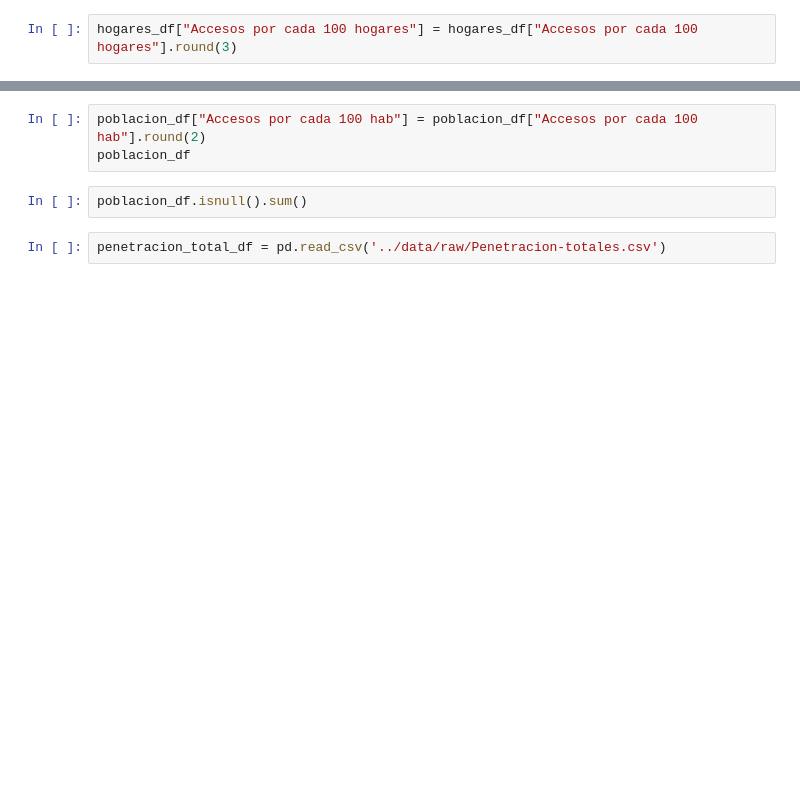
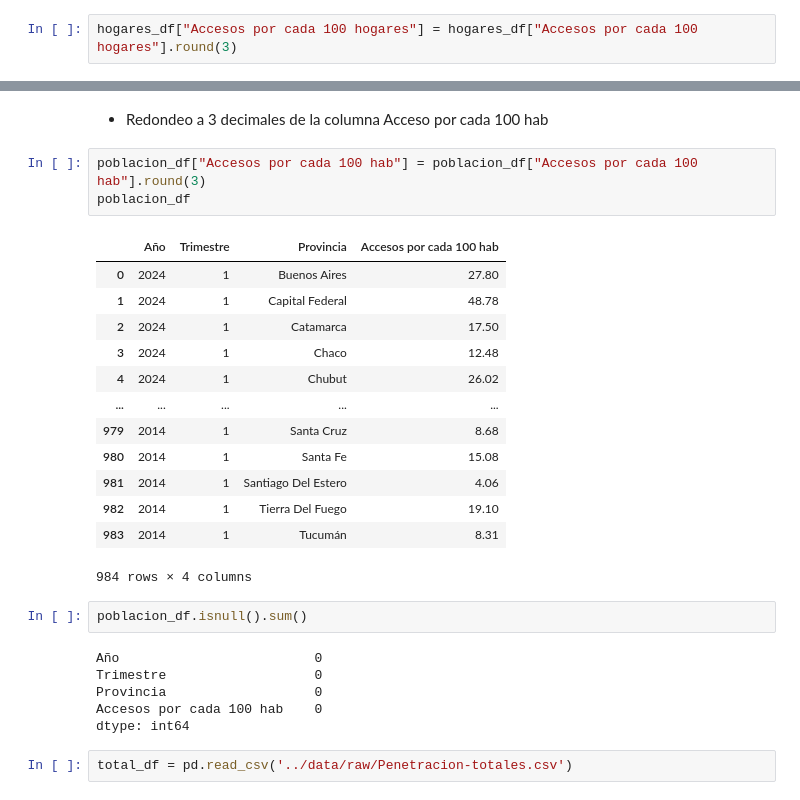
Before and after one commit to leandrosposito/Proyecto-individual-2-Henry, a Jupyter notebook: Scripts/data_processing.ipynb, the cells around one changed output, grey strips where cells are left out. Cells and saved outputs as stored; diff of their text form; blank space fills up the shorter version.

```diff
--- a/Scripts/data_processing.ipynb
+++ b/Scripts/data_processing.ipynb
@@ -100,8 +296,30 @@ poblacion_df.tail()
+# %% [markdown]
+* Redondeo a 3 decimales de la columna Acceso por cada 100 hab
 # %%
-poblacion_df["Accesos por cada 100 hab"] = poblacion_df["Accesos por cada 100 hab"].round(2)
+poblacion_df["Accesos por cada 100 hab"] = poblacion_df["Accesos por cada 100 hab"].round(3)
 poblacion_df
+# %% [output]
+|  | Año | Trimestre | Provincia | Accesos por cada 100 hab |
+| 0 | 2024 | 1 | Buenos Aires | 27.80 |
+| 1 | 2024 | 1 | Capital Federal | 48.78 |
+| 2 | 2024 | 1 | Catamarca | 17.50 |
+| 3 | 2024 | 1 | Chaco | 12.48 |
+| 4 | 2024 | 1 | Chubut | 26.02 |
+| ... | ... | ... | ... | ... |
+| 979 | 2014 | 1 | Santa Cruz | 8.68 |
+| 980 | 2014 | 1 | Santa Fe | 15.08 |
+| 981 | 2014 | 1 | Santiago Del Estero | 4.06 |
+| 982 | 2014 | 1 | Tierra Del Fuego | 19.10 |
+| 983 | 2014 | 1 | Tucumán | 8.31 |
+984 rows × 4 columns
 # %%
 poblacion_df.isnull().sum()
+# %% [output]
+Año                         0
+Trimestre                   0
+Provincia                   0
+Accesos por cada 100 hab    0
+dtype: int64
 # %%
-penetracion_total_df = pd.read_csv('../data/raw/Penetracion-totales.csv')
+total_df = pd.read_csv('../data/raw/Penetracion-totales.csv')
 # %%
```
Also changed, not shown: parts of 38 cells of this notebook, 5 other files.
